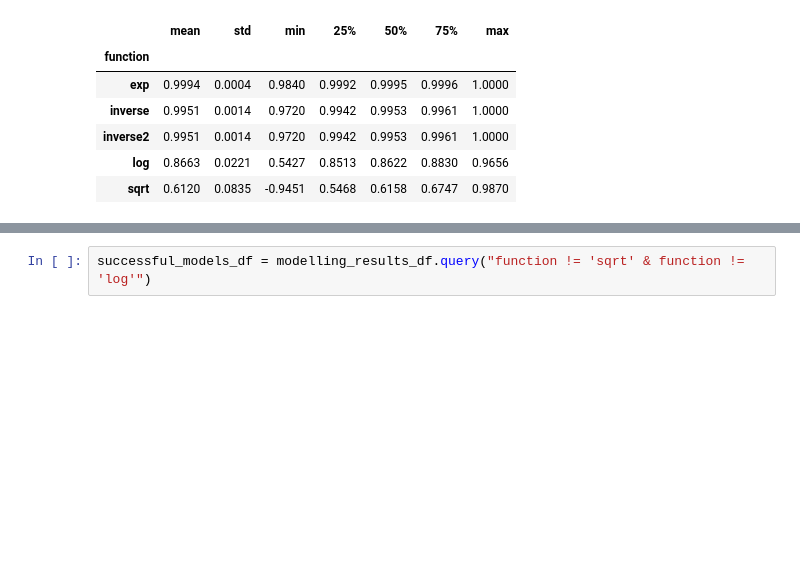
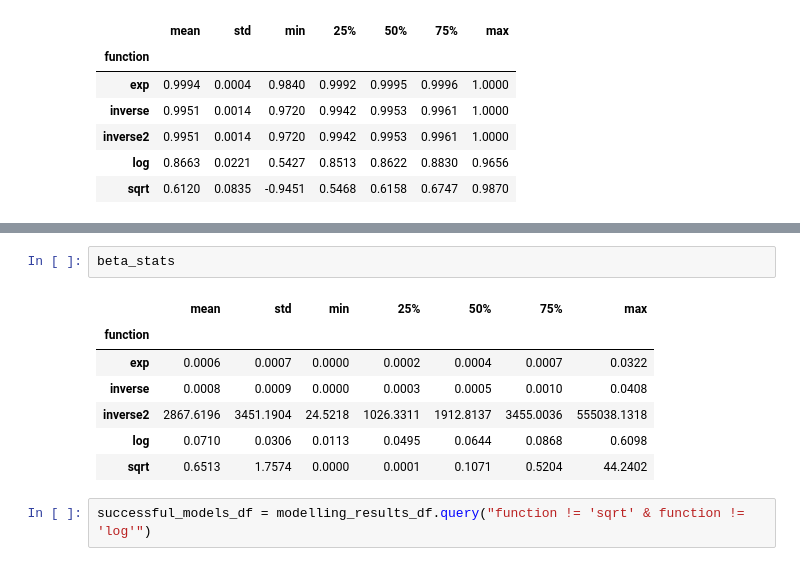
Before and after one commit to EtienneReboul/smiles_blocks, a Jupyter notebook: notebooks/2-er-visualize_modeling_results.ipynb, the cells around one changed output, grey strips where cells are left out. Drawn from its saved outputs; the diff is of its cells as text; blank space fills up the shorter version.

```diff
--- a/notebooks/2-er-visualize_modeling_results.ipynb
+++ b/notebooks/2-er-visualize_modeling_results.ipynb
@@ -82,3 +100,13 @@ r2_stats
+# %%
+beta_stats
+# %% [output]
+|  | mean | std | min | 25% | 50% | 75% | max |
+| function |  |  |  |  |  |  |  |
+| exp | 0.0006 | 0.0007 | 0.0000 | 0.0002 | 0.0004 | 0.0007 | 0.0322 |
+| inverse | 0.0008 | 0.0009 | 0.0000 | 0.0003 | 0.0005 | 0.0010 | 0.0408 |
+| inverse2 | 2867.6196 | 3451.1904 | 24.5218 | 1026.3311 | 1912.8137 | 3455.0036 | 555038.1318 |
+| log | 0.0710 | 0.0306 | 0.0113 | 0.0495 | 0.0644 | 0.0868 | 0.6098 |
+| sqrt | 0.6513 | 1.7574 | 0.0000 | 0.0001 | 0.1071 | 0.5204 | 44.2402 |
 # %%
 successful_models_df = modelling_results_df.query("function != 'sqrt' & function != 'log'")
 # %%
```
Also changed, not shown: parts of 4 cells of this notebook, 2 other files.
